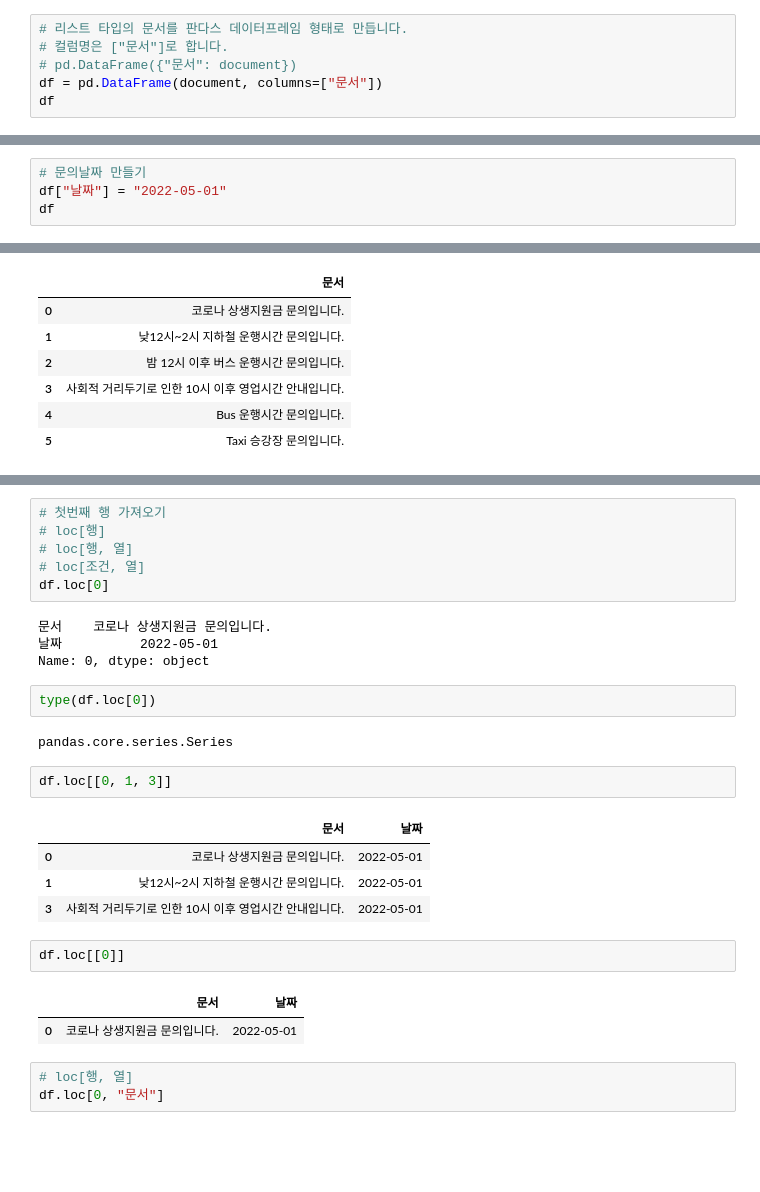
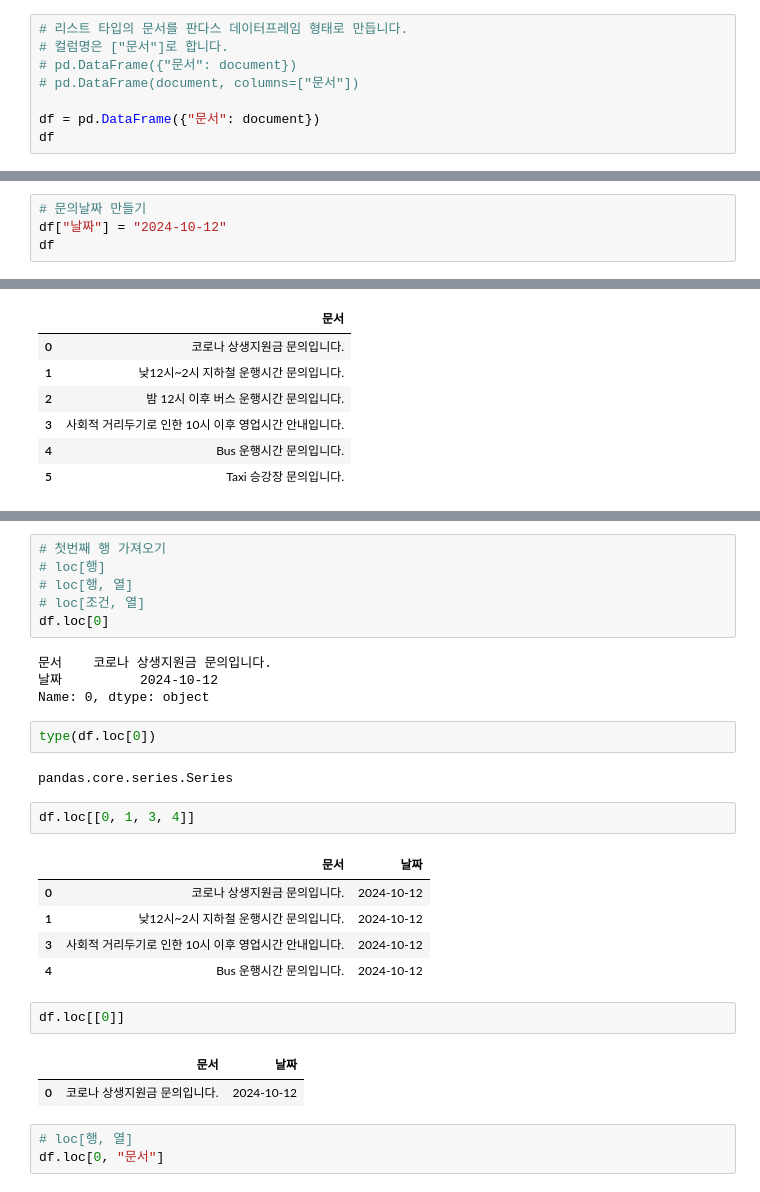
Before and after one commit to corazzon/python-text-analysis, a Jupyter notebook: 0102-pandas-string-output.ipynb, the cells around one changed output, grey strips where cells are left out. Cells and saved outputs as stored; diff of their text form; blank space fills up the shorter version.

```diff
--- a/0102-pandas-string-output.ipynb
+++ b/0102-pandas-string-output.ipynb
@@ -40,7 +48,9 @@ dtype: object
 # 리스트 타입의 문서를 판다스 데이터프레임 형태로 만듭니다.
 # 컬럼명은 ["문서"]로 합니다.
 # pd.DataFrame({"문서": document})
-df = pd.DataFrame(document, columns=["문서"])
+# pd.DataFrame(document, columns=["문서"])
+
+df = pd.DataFrame({"문서": document})
 df
 # %% [output]
 |  | 문서 |
@@ -70,6 +80,6 @@ memory usage: 176.0+ bytes
 # %%
 # 문의날짜 만들기
-df["날짜"] = "2022-05-01"
+df["날짜"] = "2024-10-12"
 df
 # %% [output]
 |  | 문서 | 날짜 |
@@ -138,24 +147,25 @@ df[["문서"]]
 df.loc[0]
 # %% [output]
 문서    코로나 상생지원금 문의입니다.
-날짜          2022-05-01
+날짜          2024-10-12
 Name: 0, dtype: object
 # %%
 type(df.loc[0])
 # %% [output]
 pandas.core.series.Series
 # %%
-df.loc[[0, 1, 3]]
+df.loc[[0, 1, 3, 4]]
 # %% [output]
 |  | 문서 | 날짜 |
-| 0 | 코로나 상생지원금 문의입니다. | 2022-05-01 |
-| 1 | 낮12시~2시 지하철 운행시간 문의입니다. | 2022-05-01 |
-| 3 | 사회적 거리두기로 인한 10시 이후 영업시간 안내입니다. | 2022-05-01 |
+| 0 | 코로나 상생지원금 문의입니다. | 2024-10-12 |
+| 1 | 낮12시~2시 지하철 운행시간 문의입니다. | 2024-10-12 |
+| 3 | 사회적 거리두기로 인한 10시 이후 영업시간 안내입니다. | 2024-10-12 |
+| 4 | Bus 운행시간 문의입니다. | 2024-10-12 |
 # %%
 df.loc[[0]]
 # %% [output]
 |  | 문서 | 날짜 |
-| 0 | 코로나 상생지원금 문의입니다. | 2022-05-01 |
+| 0 | 코로나 상생지원금 문의입니다. | 2024-10-12 |
 # %%
 # loc[행, 열]
 df.loc[0, "문서"]
```
Also changed, not shown: parts of 39 cells of this notebook, 1 other file.
